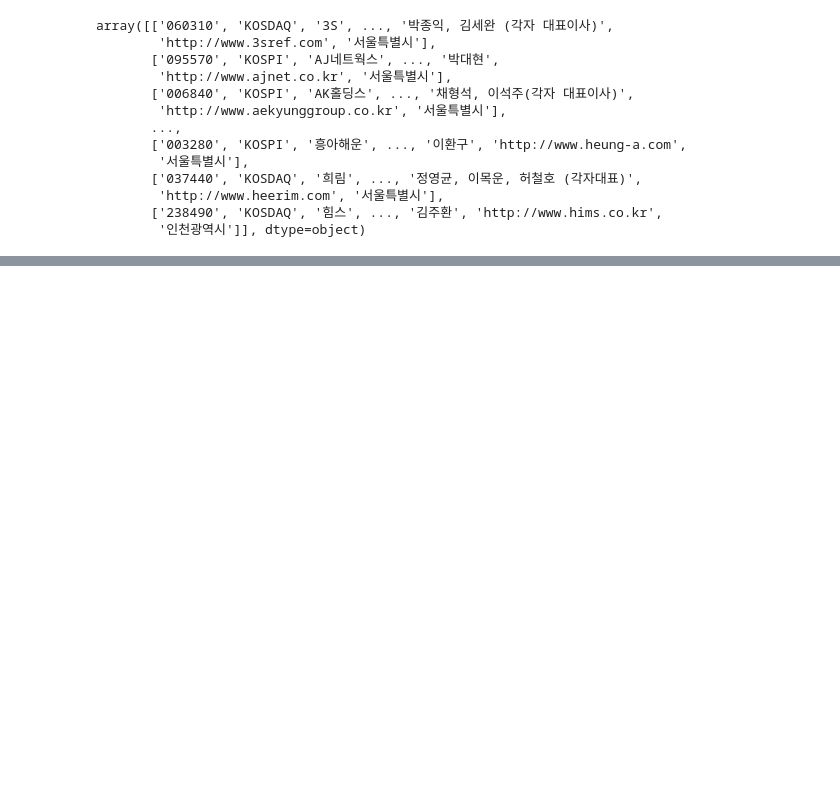
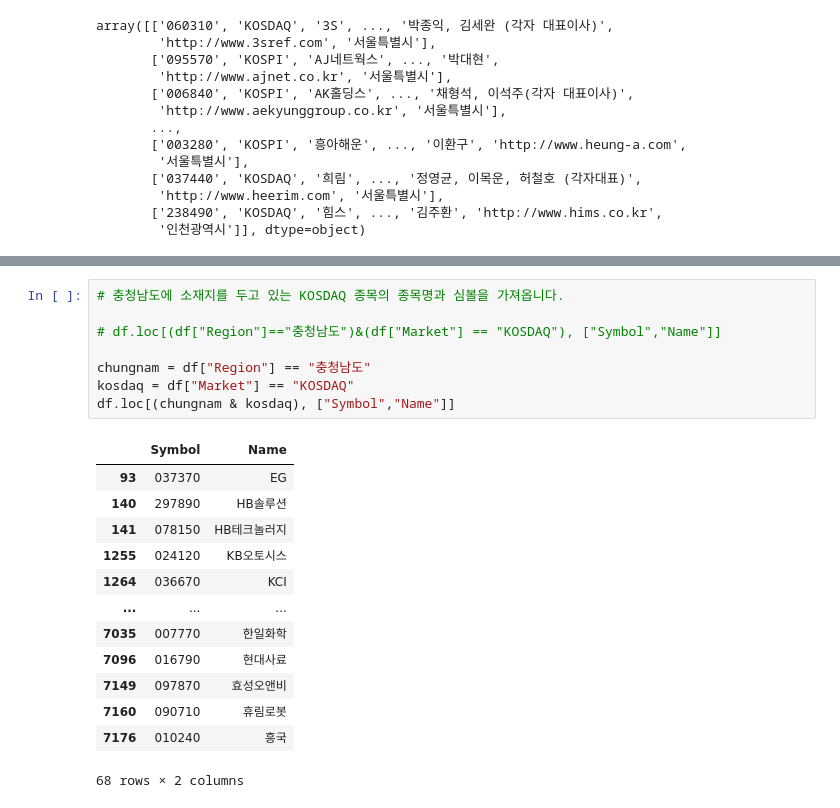
Before and after one commit to DestinyKim/FinanceDataReader, a Jupyter notebook: 0804_FinanceDataReader.ipynb, the cells around one changed output, grey strips where cells are left out. Drawn from its saved outputs; the diff is of its cells as text; blank space fills up the shorter version.

```diff
--- a/0804_FinanceDataReader.ipynb
+++ b/0804_FinanceDataReader.ipynb
@@ -138,0 +271,22 @@ array([['060310', 'KOSDAQ', '3S', ..., '박종익, 김세완 (각자 대표이
+# %%
+# 충청남도에 소재지를 두고 있는 KOSDAQ 종목의 종목명과 심볼을 가져옵니다.
+
+# df.loc[(df["Region"]=="충청남도")&(df["Market"] == "KOSDAQ"), ["Symbol","Name"]]
+
+chungnam = df["Region"] == "충청남도"
+kosdaq = df["Market"] == "KOSDAQ"
+df.loc[(chungnam & kosdaq), ["Symbol","Name"]]
+# %% [output]
+|  | Symbol | Name |
+| 93 | 037370 | EG |
+| 140 | 297890 | HB솔루션 |
+| 141 | 078150 | HB테크놀러지 |
+| 1255 | 024120 | KB오토시스 |
+| 1264 | 036670 | KCI |
+| ... | ... | ... |
+| 7035 | 007770 | 한일화학 |
+| 7096 | 016790 | 현대사료 |
+| 7149 | 097870 | 효성오앤비 |
+| 7160 | 090710 | 휴림로봇 |
+| 7176 | 010240 | 흥국 |
+68 rows × 2 columns
```
Also changed, not shown: parts of 20 cells of this notebook.
